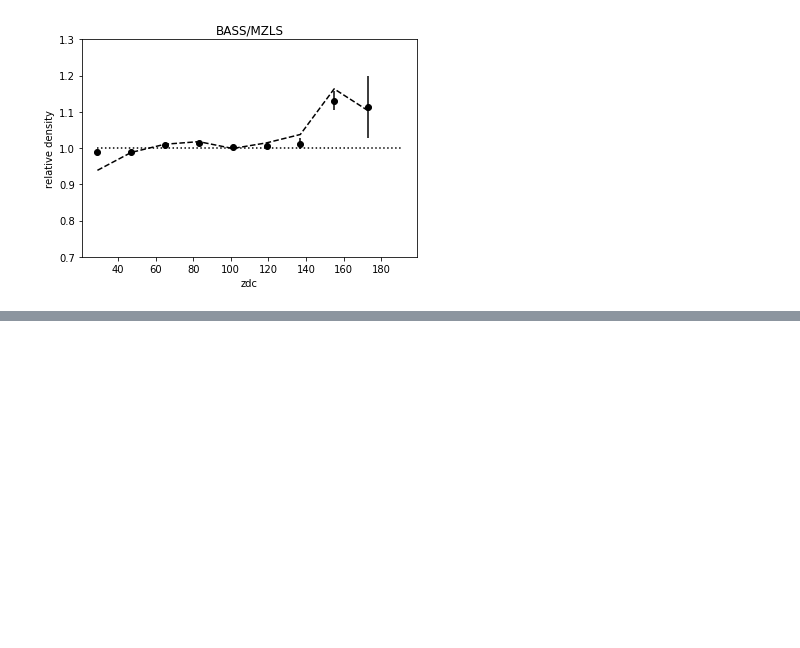
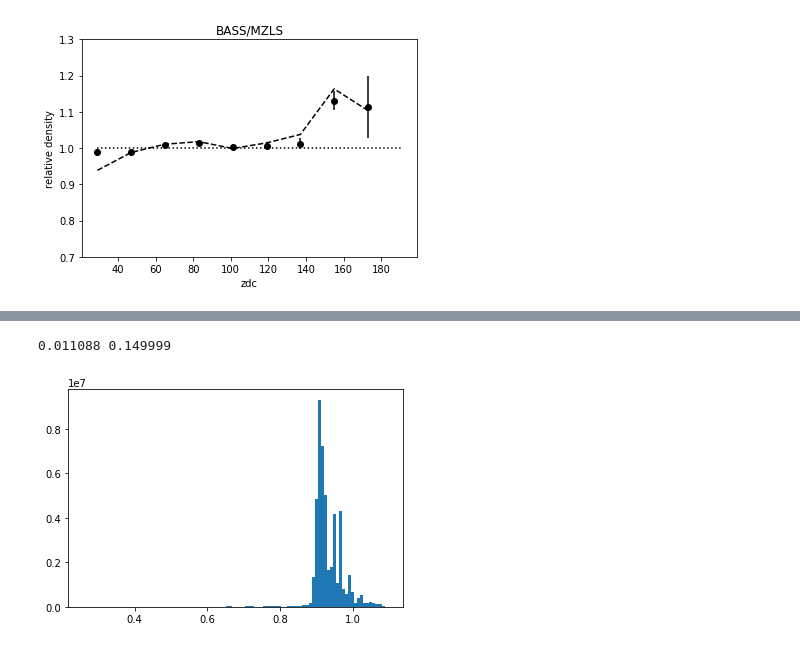
Before and after one commit to desihub/LSS, a Jupyter notebook: Sandbox/ELGgalforeground.ipynb, the cells around one changed output, grey strips where cells are left out. Cells and saved outputs as stored; diff of their text form; code cells hidden in the pictures; blank space fills up the shorter version.

```diff
--- a/Sandbox/ELGgalforeground.ipynb
+++ b/Sandbox/ELGgalforeground.ipynb
@@ -285,0 +301,30 @@ grid[2][1]
+# %%
+#Get depth values that match those used for efficiency grids
+depth_keyword="PSFDEPTH"
+R_G=3.214 # http://legacysurvey.org/dr8/catalogs/#galactic-extinction-coefficients
+R_R=2.165
+R_Z=1.211
+
+gsigmad=1./np.sqrt(felg[depth_keyword+"_G"])
+rsigmad=1./np.sqrt(felg[depth_keyword+"_R"])
+zsigmad=1./np.sqrt(felg[depth_keyword+"_Z"])
+gsig = gsigmad*10**(0.4*R_G*felg["EBV"])
+w = gsig >= 0.15
+gsig[w] = 0.99*0.15
+rsig = rsigmad*10**(0.4*R_R*felg["EBV"])
+w = rsig >= 0.15
+rsig[w] = 0.99*0.15
+zsig = zsigmad*10**(0.4*R_Z*felg["EBV"])
+w = zsig >= 0.4
+zsig[w] = 0.99*0.4
+# %%
+print(min(gsig),max(gsig))
+effsouthl = interpeff(gsig,rsig,zsig,south=True)
+# %% [output]
+0.011088 0.149999
+# %%
+effnorthl = interpeff(gsig,rsig,zsig,south=False)
+plt.hist(effnorthl,bins=100)
+plt.show()
+# %% [output]
+[figure, added]
```
Also changed, not shown: parts of 42 cells of this notebook, 1 other file.
